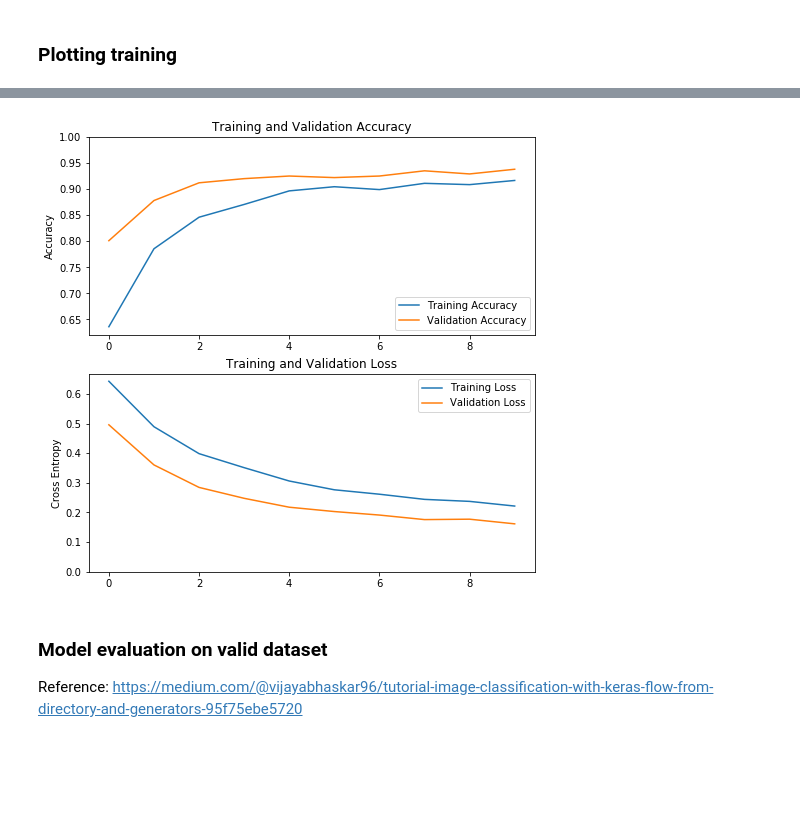
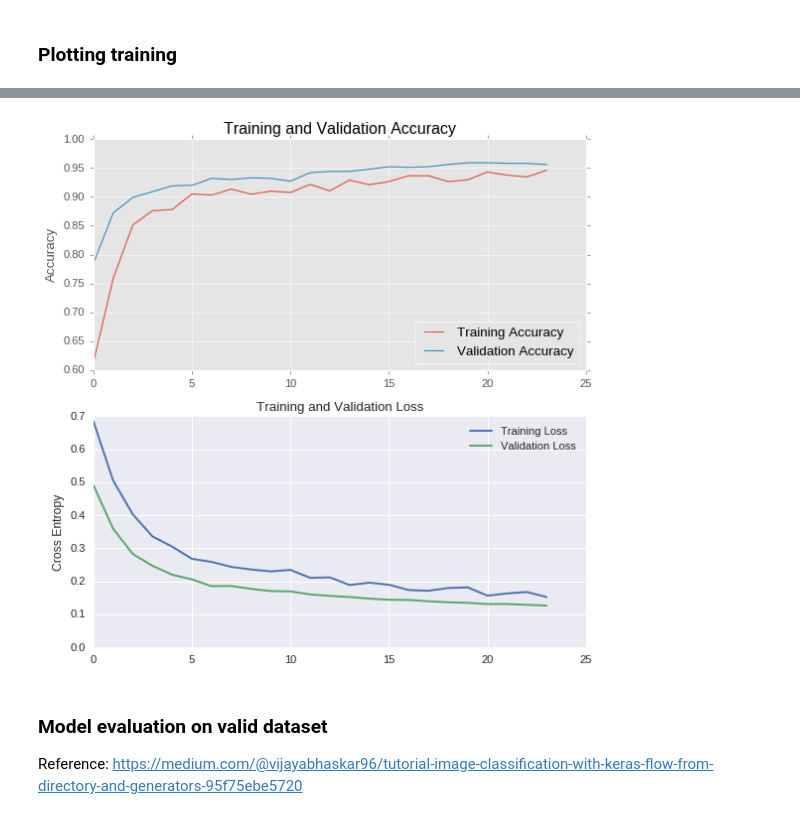
Before and after one commit to LeninGF/ConfusionMatrix_TransferL, a Jupyter notebook: ConfusionMatrix_and_TransferLearning.ipynb, the cells around one changed output, grey strips where cells are left out. Saved outputs shown, nothing was run; the diff lists cells and outputs as text; code cells hidden in the pictures; blank space fills up the shorter version.

Commit message:
adding callbacks and storing data and models

```diff
--- a/ConfusionMatrix_and_TransferLearning.ipynb
+++ b/ConfusionMatrix_and_TransferLearning.ipynb
@@ -170,0 +206,10 @@ len(model.trainable_variables)
+# %%
+create_folder_in_root('retrain_logs')
+# chekar ckpt vs hdf5
+checkpoint_path = os.path.join('retrain_logs', 'my-model-{epoch:04d}-{loss:.4f}-{acc:.4f}.hdf5')
+model_checkpoint = tf.keras.callbacks.ModelCheckpoint(filepath=checkpoint_path,
+                                                      monitor='val_loss',
+                                                      mode='auto',
+                                                      verbose=1,
+                                                      save_best_only=True,
+                                                      period=5)
@@ -170,0 +218,10 @@ len(model.trainable_variables)
+# %%
+create_folder_in_root('retrain_logs_ckpt')
+# chekar ckpt vs hdf5
+checkpoint_path = os.path.join('retrain_logs_ckpt', 'my-model-{epoch:04d}-{loss:.4f}-{acc:.4f}.ckpt')
+model_checkpoint_ckpt = tf.keras.callbacks.ModelCheckpoint(filepath=checkpoint_path,
+                                                      monitor='val_loss',
+                                                      mode='auto',
+                                                      verbose=1,
+                                                      save_best_only=True,
+                                                      period=5)
@@ -171,7 +238,7 @@ len(model.trainable_variables)
 # %% [markdown]
 ### Training the Model
 # %%
-epochs = 10
+epochs = 50
 steps_per_epoch = train_generator.n // batch_size
 validation_steps = validation_generator.n // batch_size
 print('steps per epoch: %d, validation steps %d'%(steps_per_epoch, validation_steps))
@@ -185,7 +252,8 @@ history = model.fit_generator(train_generator,
                               epochs=epochs,
                               workers=4,
                               validation_data=validation_generator,
-                              validation_steps=validation_steps)
+                              validation_steps=validation_steps,
+                              callbacks=[csv_log, early_stop, model_checkpoint, model_checkpoint_ckpt])
 # %% [output]
 WARNING:tensorflow:From /home/leninml/anaconda3/envs/tf_gpu_10/lib/python3.7/site-packages/tensorflow/python/ops/math_ops.py:3066: to_int32 (from tensorflow.python.ops.math_ops) is deprecated and will ...
 Instructions for updating:
@@ -209,29 +281,31 @@ Epoch 10/10
 # %%
 acc = history.history['acc']
 val_acc = history.history['val_acc']
 
 loss = history.history['loss']
 val_loss = history.history['val_loss']
 
 plt.figure(figsize=(8, 8))
 plt.subplot(2, 1, 1)
 plt.plot(acc, label='Training Accuracy')
 plt.plot(val_acc, label='Validation Accuracy')
 plt.legend(loc='lower right')
 plt.ylabel('Accuracy')
 plt.ylim([min(plt.ylim()),1])
 plt.title('Training and Validation Accuracy')
+plt.style.use('seaborn')
 
 plt.subplot(2, 1, 2)
 plt.plot(loss, label='Training Loss')
 plt.plot(val_loss, label='Validation Loss')
 plt.legend(loc='upper right')
 plt.ylabel('Cross Entropy')
 plt.ylim([0,max(plt.ylim())])
 plt.title('Training and Validation Loss')
+plt.style.use('seaborn')
 plt.show()
 # %% [output]
-[figure, old version]
+[figure, new version]
 # %% [markdown]
 ### Model evaluation on valid dataset
 
```
Also changed, not shown: parts of 29 cells of this notebook, 16 other files.
